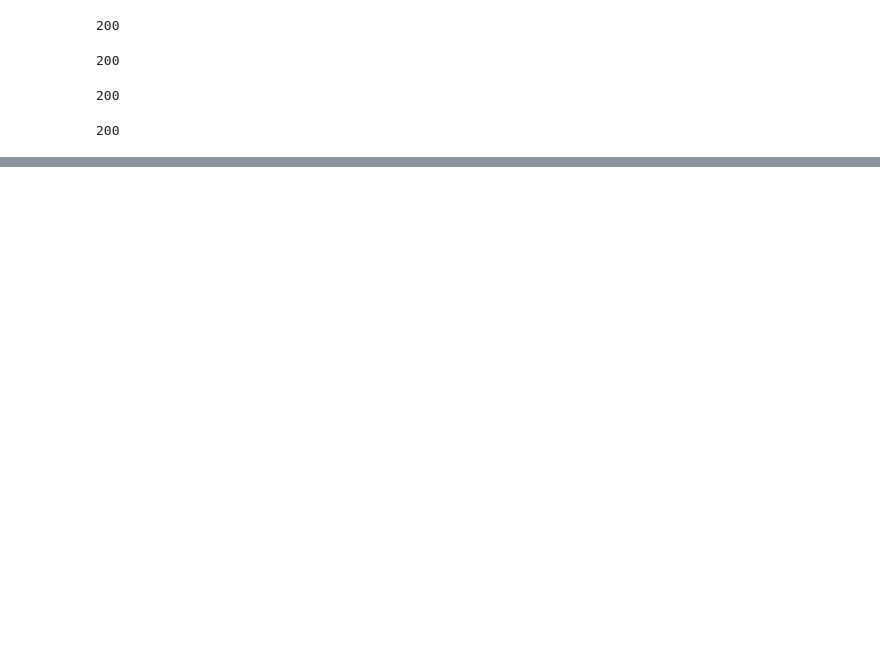
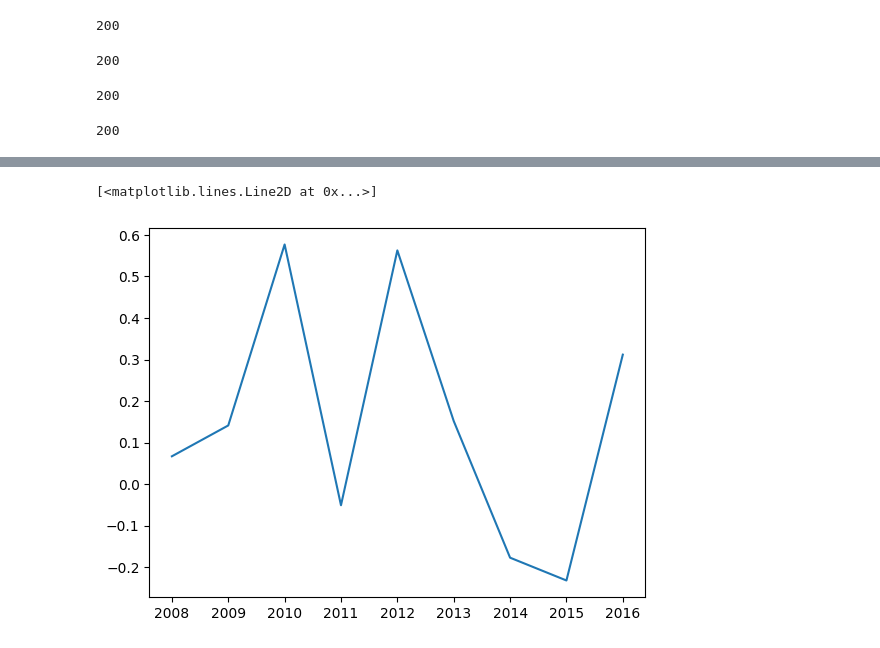
Before and after one commit to rkishorekumar-git/EDA-For-IPL, a Jupyter notebook: wpBids.ipynb, the cells around one changed output, grey strips where cells are left out. Drawn from its saved outputs; the diff is of its cells as text; code cells hidden in the pictures; blank space fills up the shorter version.

```diff
--- a/wpBids.ipynb
+++ b/wpBids.ipynb
@@ -162,0 +394,5 @@ theTable.to_csv(thePath, index=False)
+# %%
+plt.plot(matches["Year"].unique(), winLossPerYear.corrwith(totalBidPerYear16, axis=0).to_numpy())
+# %% [output]
+[<matplotlib.lines.Line2D at 0x...>]
+[figure, added]
```
Also changed, not shown: parts of 61 cells of this notebook, 6 other files.
